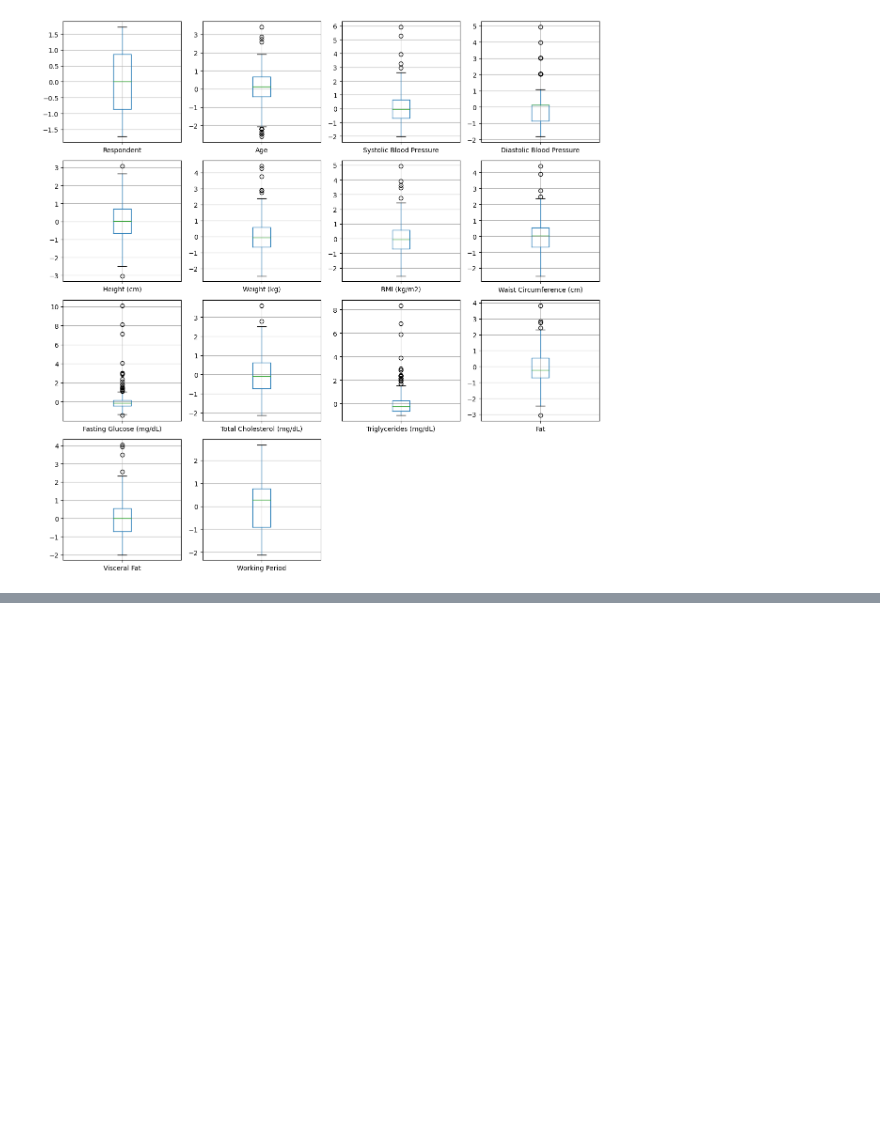
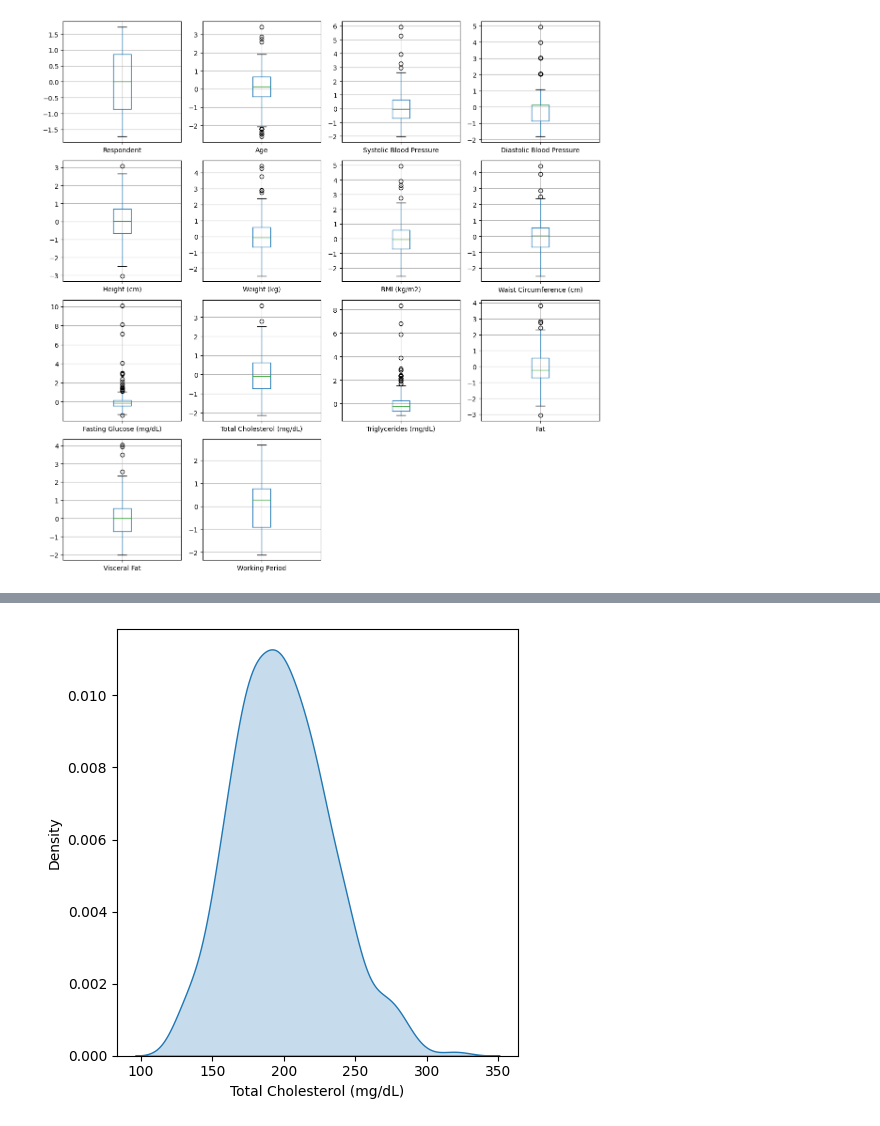
Before and after one commit to HafidAmbardi/tabulardataguidebook, a Jupyter notebook: EDA/univariate.ipynb, the cells around one changed output, grey strips where cells are left out. Saved outputs shown, nothing was run; the diff lists cells and outputs as text; code cells hidden in the pictures; blank space fills up the shorter version.

```diff
--- a/EDA/univariate.ipynb
+++ b/EDA/univariate.ipynb
@@ -75,0 +149,4 @@ plot_boxplots(df, config)
+# %%
+create_density_plots(df, ['Total Cholesterol (mg/dL)'])
+# %% [output]
+[figure, added]
```
Also changed, not shown: parts of 7 cells of this notebook.
